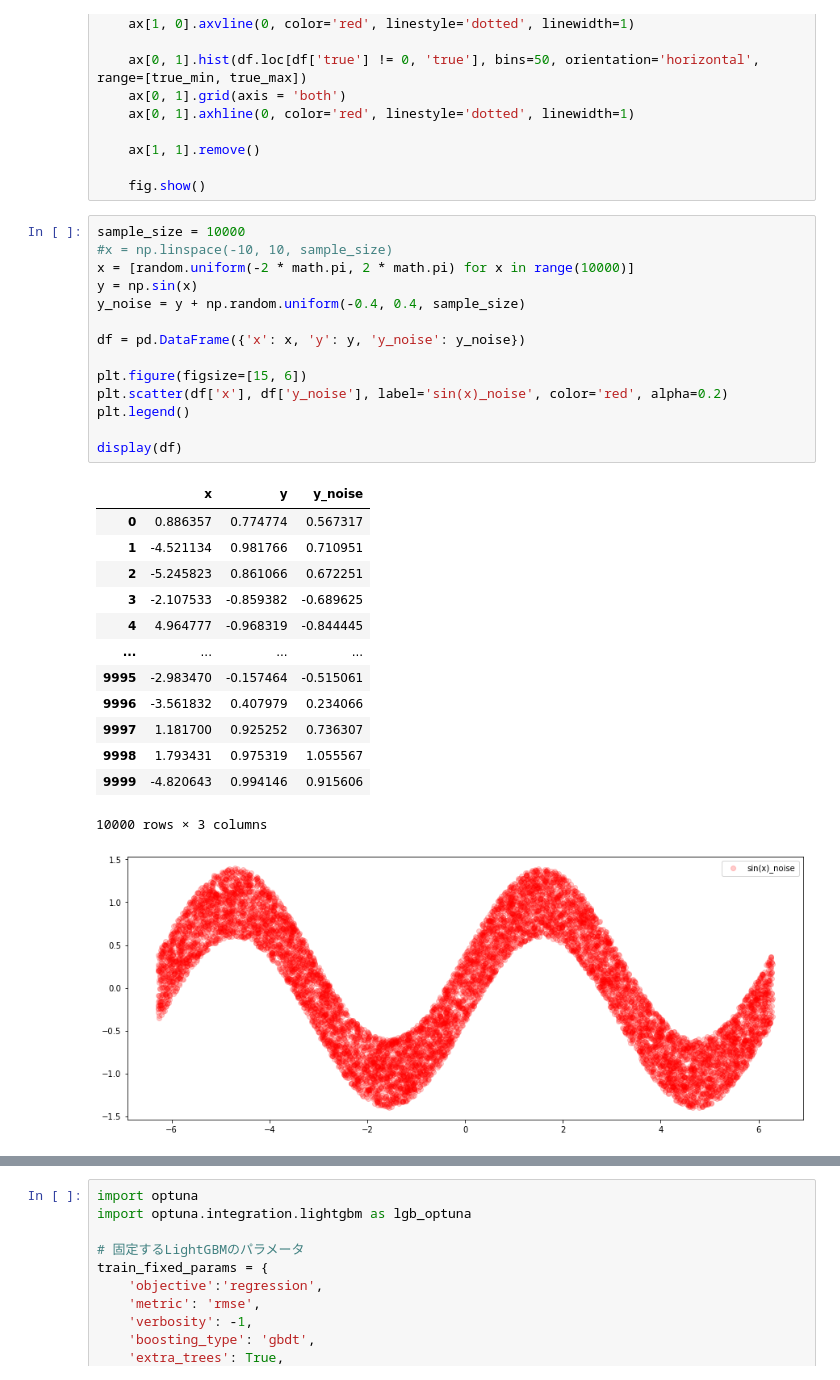
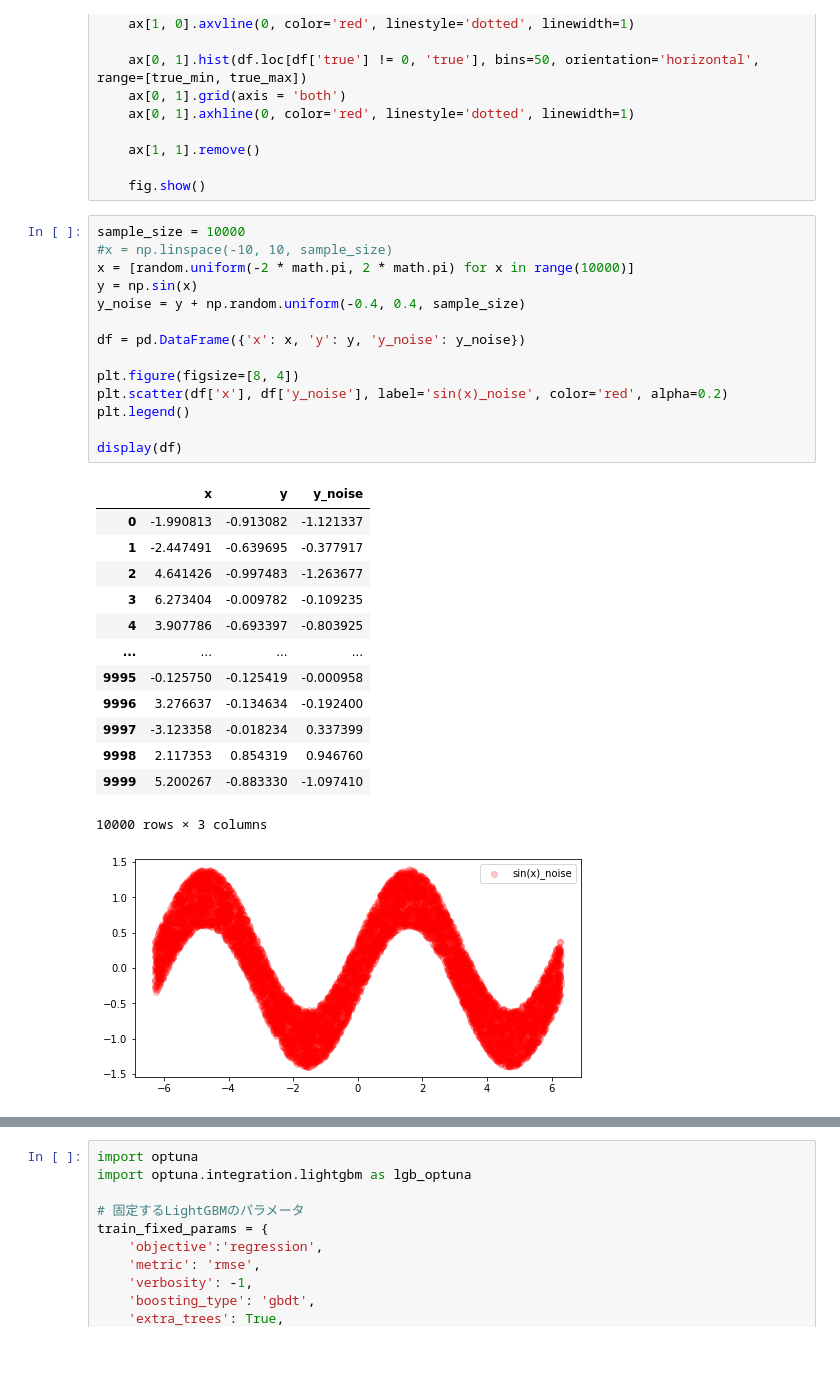
Before and after one commit to WannabeBotter/crypto_misc_jupyter, a Jupyter notebook: cpcv_test/cpcv_test.ipynb, the cells around one changed output, grey strips where cells are left out. Saved outputs shown, nothing was run; the diff lists cells and outputs as text; blank space fills up the shorter version.

```diff
--- a/cpcv_test/cpcv_test.ipynb
+++ b/cpcv_test/cpcv_test.ipynb
@@ -64,32 +64,32 @@ def display_true_vs_pred(series_true, series_pred, subtitle):
 # %%
 sample_size = 10000
 #x = np.linspace(-10, 10, sample_size)
 x = [random.uniform(-2 * math.pi, 2 * math.pi) for x in range(10000)]
 y = np.sin(x)
 y_noise = y + np.random.uniform(-0.4, 0.4, sample_size)
 
 df = pd.DataFrame({'x': x, 'y': y, 'y_noise': y_noise})
 
-plt.figure(figsize=[15, 6])
+plt.figure(figsize=[8, 4])
 plt.scatter(df['x'], df['y_noise'], label='sin(x)_noise', color='red', alpha=0.2)
 plt.legend()
 
 display(df)
 # %% [output]
 |  | x | y | y_noise |
-| 0 | 0.886357 | 0.774774 | 0.567317 |
-| 1 | -4.521134 | 0.981766 | 0.710951 |
-| 2 | -5.245823 | 0.861066 | 0.672251 |
-| 3 | -2.107533 | -0.859382 | -0.689625 |
-| 4 | 4.964777 | -0.968319 | -0.844445 |
+| 0 | -1.990813 | -0.913082 | -1.121337 |
+| 1 | -2.447491 | -0.639695 | -0.377917 |
+| 2 | 4.641426 | -0.997483 | -1.263677 |
+| 3 | 6.273404 | -0.009782 | -0.109235 |
+| 4 | 3.907786 | -0.693397 | -0.803925 |
 | ... | ... | ... | ... |
-| 9995 | -2.983470 | -0.157464 | -0.515061 |
-| 9996 | -3.561832 | 0.407979 | 0.234066 |
-| 9997 | 1.181700 | 0.925252 | 0.736307 |
-| 9998 | 1.793431 | 0.975319 | 1.055567 |
-| 9999 | -4.820643 | 0.994146 | 0.915606 |
+| 9995 | -0.125750 | -0.125419 | -0.000958 |
+| 9996 | 3.276637 | -0.134634 | -0.192400 |
+| 9997 | -3.123358 | -0.018234 | 0.337399 |
+| 9998 | 2.117353 | 0.854319 | 0.946760 |
+| 9999 | 5.200267 | -0.883330 | -1.097410 |
 10000 rows × 3 columns
-[figure, old version]
+[figure, new version]
 # %%
 params = {
     'objective':'regression',
```
Also changed, not shown: parts of 1 cell of this notebook.
